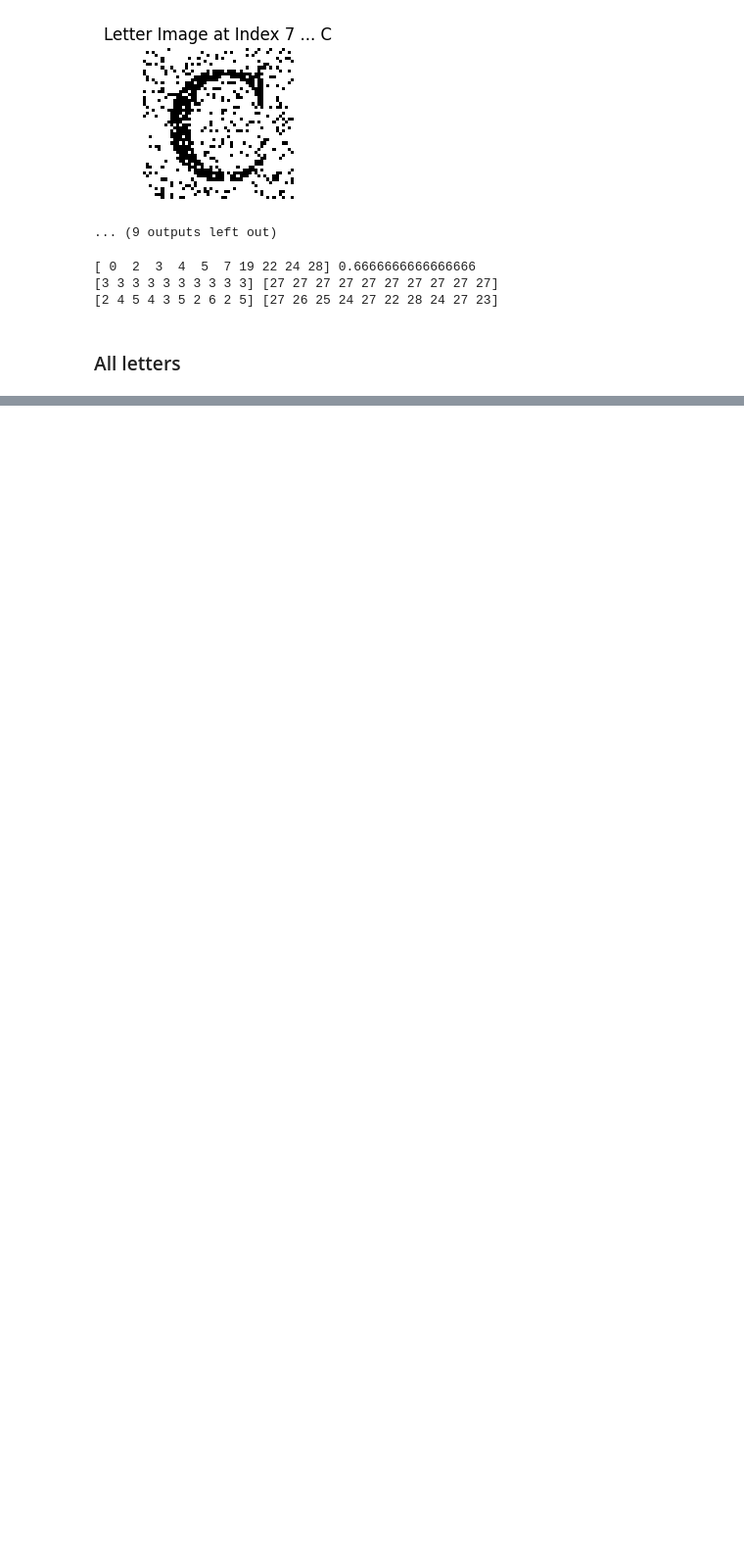
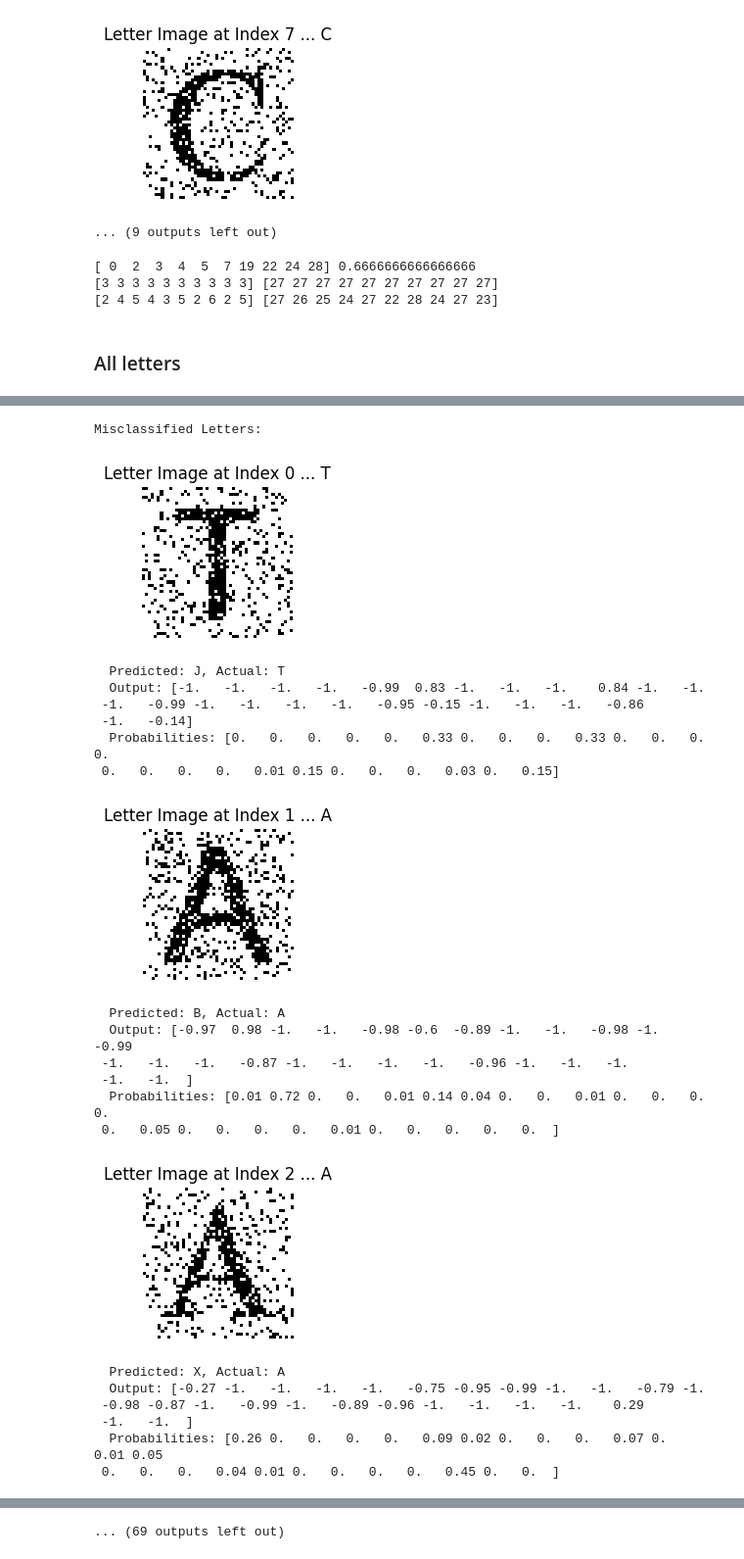
Before and after one commit to reitezuz/18NES1-2026, a Jupyter notebook: week04/perceptron_layer.ipynb, the cells around one changed output, grey strips where cells are left out. Shown at 98% size. Saved outputs shown, nothing was run; the diff lists cells and outputs as text; code cells hidden in the pictures; blank space fills up the shorter version.

```diff
--- a/week04/perceptron_layer.ipynb
+++ b/week04/perceptron_layer.ipynb
@@ -1073,0 +1083,15 @@ Experiment Results:
+# %%
+outputs = perceptron.forward(inputs_noisy)
+
+# Find misclassified letters
+misc = misclassified_indices(true_outputs, outputs)
+outputs = perceptron.forward(inputs_noisy)
+
+# Visualize misclassified letters
+print("Misclassified Letters:")
+for index in misc:
+    visualize_letter(inputs_noisy, labels, index)
+    predicted_class = np.argmax(outputs[index]) + 1  # Get predicted class index (add 1 to adjust for 1-based indexing)
+    print(f"  Predicted: {label_to_letter(predicted_class)}, Actual: {label_to_letter(labels[index])}")
+    print(f"  Output: {np.round(outputs[index], 2)}")
+    print(f"  Probabilities: {np.round((outputs[index]+1)/np.sum(outputs[index]+1),2)}")
@@ -1232,0 +1281,38 @@ Experiment Results:
+# %%
+outputs = perceptron.forward(inputs_noisy)
+
+# Find misclassified letters
+misc = misclassified_indices(true_outputs, outputs)
+outputs = perceptron.forward(inputs_noisy)
+
+# Visualize misclassified letters
+print("Misclassified Letters:")
+for index in misc:
+    visualize_letter(inputs_noisy, labels, index)
+    predicted_class = np.argmax(outputs[index]) + 1  # Get predicted class index (add 1 to adjust for 1-based indexing)
+    print(f"  Predicted: {label_to_letter(predicted_class)}, Actual: {label_to_letter(labels[index])}")
+    print(f"  Output: {np.round(outputs[index], 2)}")
+    print(f"  Probabilities: {np.round((outputs[index]+1)/np.sum(outputs[index]+1),2)}")
+# %% [output]
+Misclassified Letters:
+[figure, added]
+  Predicted: J, Actual: T
+  Output: [-1.   -1.   -1.   -1.   -0.99  0.83 -1.   -1.   -1.    0.84 -1.   -1.
+ -1.   -0.99 -1.   -1.   -1.   -1.   -0.95 -0.15 -1.   -1.   -1.   -0.86
+ -1.   -0.14]
+  Probabilities: [0.   0.   0.   0.   0.   0.33 0.   0.   0.   0.33 0.   0.   0.   0.
+ 0.   0.   0.   0.   0.01 0.15 0.   0.   0.   0.03 0.   0.15]
+[figure, added]
+  Predicted: B, Actual: A
+  Output: [-0.97  0.98 -1.   -1.   -0.98 -0.6  -0.89 -1.   -1.   -0.98 -1.   -0.99
+ -1.   -1.   -1.   -0.87 -1.   -1.   -1.   -1.   -0.96 -1.   -1.   -1.
+ -1.   -1.  ]
+  Probabilities: [0.01 0.72 0.   0.   0.01 0.14 0.04 0.   0.   0.01 0.   0.   0.   0.
+ 0.   0.05 0.   0.   0.   0.   0.01 0.   0.   0.   0.   0.  ]
+[figure, added]
+  Predicted: X, Actual: A
+  Output: [-0.27 -1.   -1.   -1.   -1.   -0.75 -0.95 -0.99 -1.   -1.   -0.79 -1.
+ -0.98 -0.87 -1.   -0.99 -1.   -0.89 -0.96 -1.   -1.   -1.   -1.    0.29
+ -1.   -1.  ]
+  Probabilities: [0.26 0.   0.   0.   0.   0.09 0.02 0.   0.   0.   0.07 0.   0.01 0.05
+ 0.   0.   0.   0.04 0.01 0.   0.   0.   0.   0.45 0.   0.  ]
@@ -1232,0 +1334 @@ Experiment Results:
+... (69 outputs left out)
```
Also changed, not shown: parts of 17 cells of this notebook.
